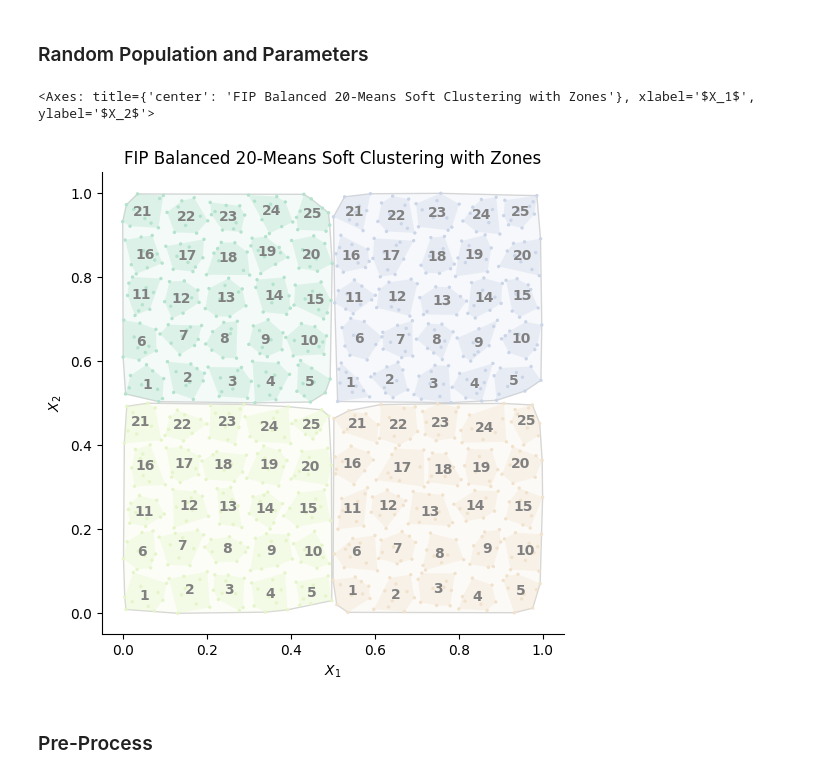
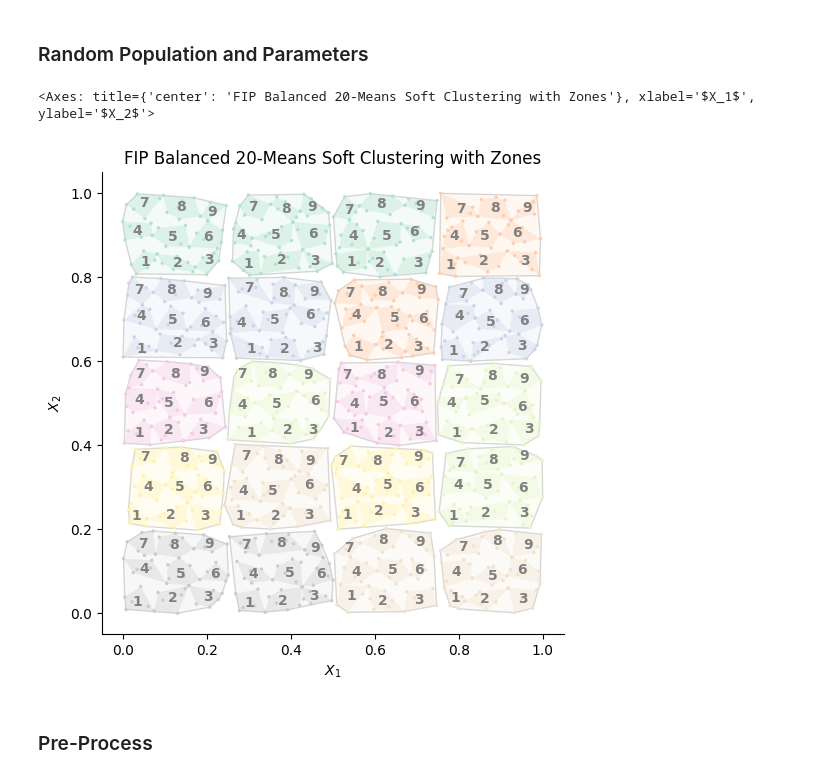
Before and after one commit to mehdimhb/graphical-sampling, a Jupyter notebook: simulations/jupyters/sampling_test.ipynb, the cells around one changed output. Saved outputs shown, nothing was run; the diff lists cells and outputs as text; code cells hidden in the pictures.

```diff
--- a/simulations/jupyters/sampling_test.ipynb
+++ b/simulations/jupyters/sampling_test.ipynb
@@ -142,40 +142,40 @@ def popus(n, path="populations/real"):
 popu = 'df_regular'
 ep_or_up = 'pik_ep'
 n = 20
-r_sample_per_cluster = 5
-centroid_grid_x = 2
+r_sample_per_cluster = 1
+centroid_grid_x = 4
 num_zones_cluster = [1]
-num_zones_sweep = [(5, 5)]
+num_zones_sweep = [(3, 3)]
 num_splits = [1]
 topological = True
-shift_jumps = [3,7]
+shift_jumps = [0,1,2]
 shuffle = False
 df = popus(n)[popu]
 # --- Data Preparation ---
 target_df = df
 coords_data = target_df[['coord_x', 'coord_y']].to_numpy()
 inclusions_data = target_df[ep_or_up].to_numpy()
 variable_data = target_df['z'].to_numpy() if 'z' in target_df.columns else inclusions_data
 
 # --- Population & Clustering ---
 pop = gs.Population(coords_data, inclusions_data, n=n, variable=variable_data)
 
 fbn = gs.clustering.FIPBalancedNMeans(
     n=n,
     centroid_grid_x=centroid_grid_x,
     r_sample_per_cluster=r_sample_per_cluster,
     init_clust_method='expanded',
     split_size=1
 )
 
 fbn.fit(pop)
 fbn.fit_zones(num_zones=num_zones_sweep[0], mode='sweep_yx')
 
 # --- Visualization ---
 fbn.plot(mode='soft')
 # %% [output]
 <Axes: title={'center': 'FIP Balanced 20-Means Soft Clustering with Zones'}, xlabel='$X_1$', ylabel='$X_2$'>
-[figure, old version]
+[figure, new version]
 # %% [markdown]
 ### Pre-Process
 # %%
```
Also changed, not shown: parts of 4 cells of this notebook, 2 other files.
